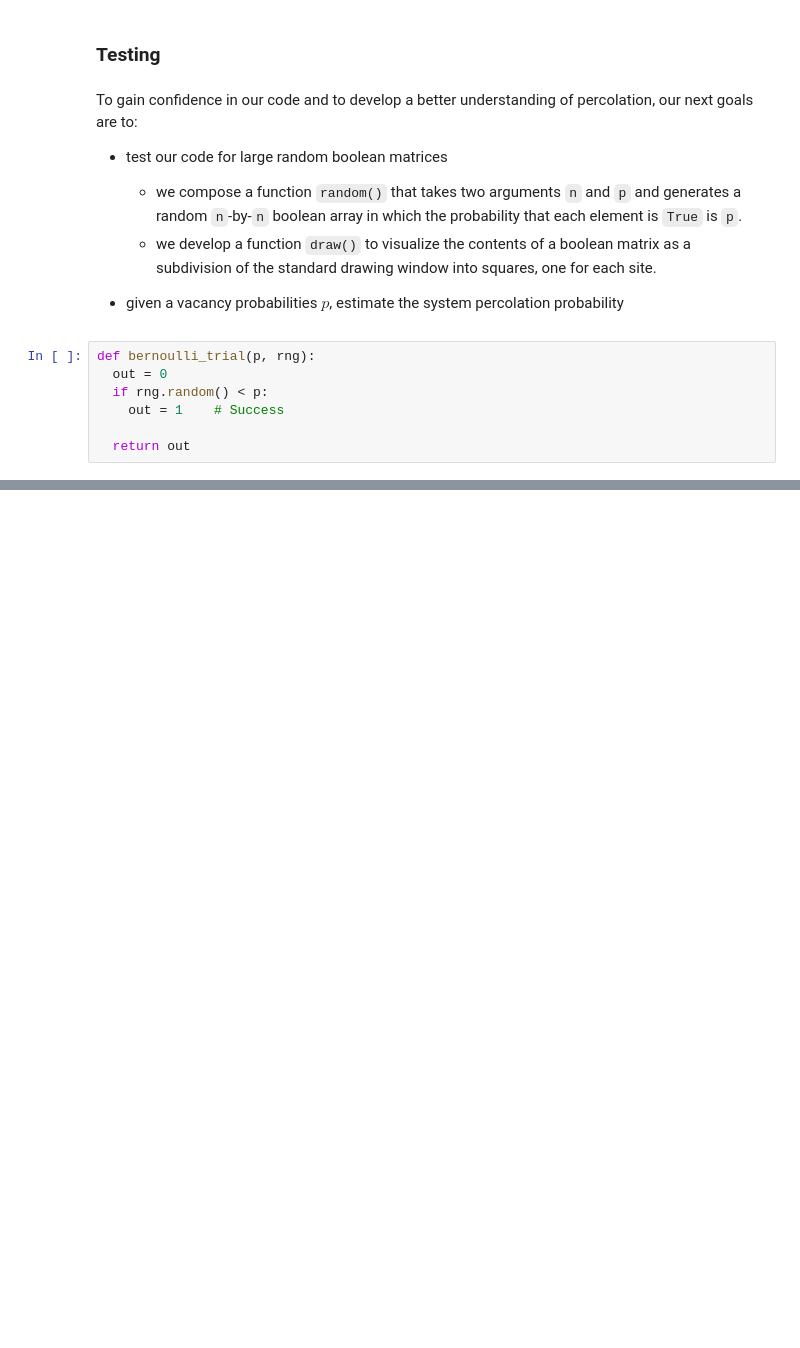
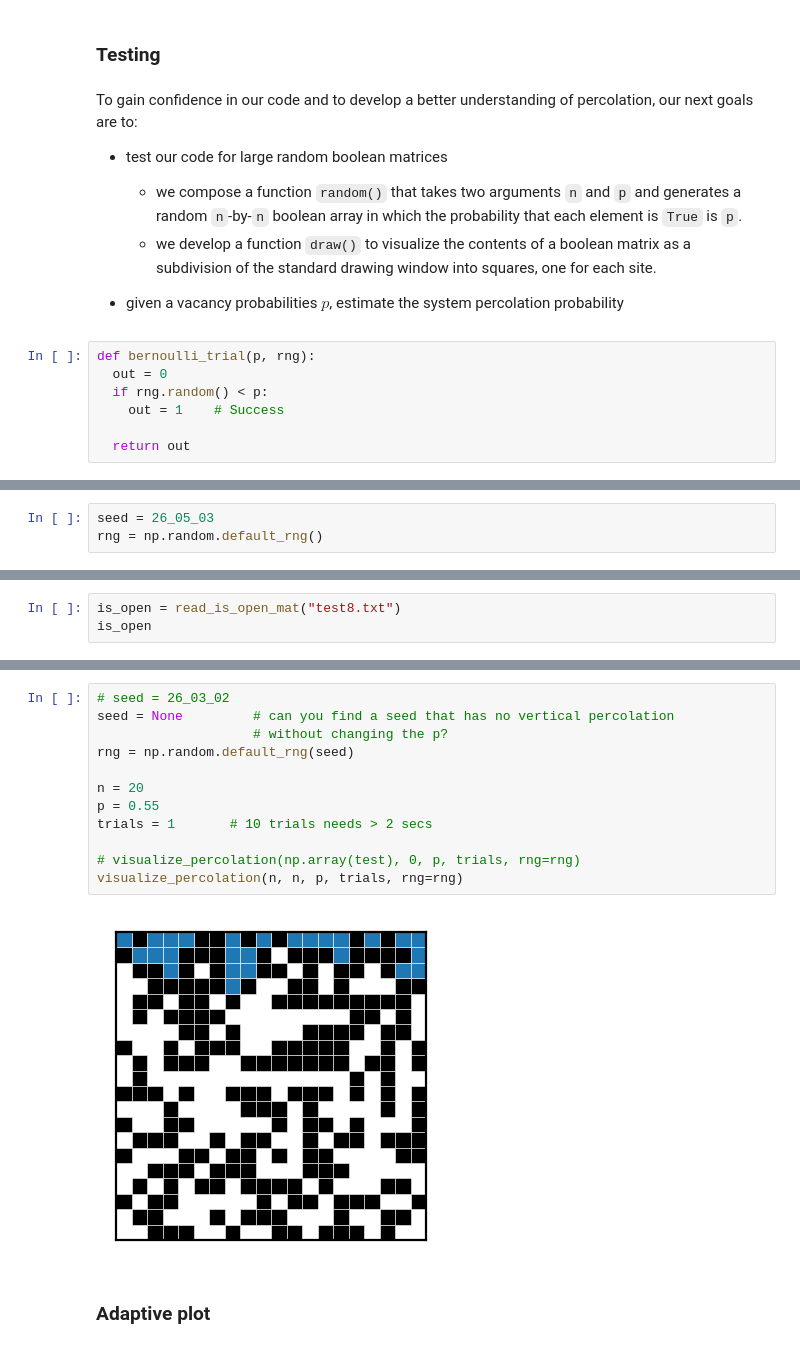
Before and after one commit to LugoBlogger/SI-251-4007-data-structures, a Jupyter notebook: case-studies/3-percolation/python/percolation.ipynb, the cells around one changed output, grey strips where cells are left out. Cells and saved outputs as stored; diff of their text form; blank space fills up the shorter version.

Commit message:
finish 2-percolation

```diff
--- a/case-studies/3-percolation/python/percolation.ipynb
+++ b/case-studies/3-percolation/python/percolation.ipynb
@@ -290,0 +348,3 @@ visualize_client(n, p, trials, rng=rng)
+# %%
+seed = 26_05_03
+rng = np.random.default_rng()
@@ -290,0 +418,3 @@ visualize_client(n, p, trials, rng=rng)
+# %%
+is_open = read_is_open_mat("test8.txt")
+is_open
@@ -290,0 +500,16 @@ visualize_client(n, p, trials, rng=rng)
+# %%
+# seed = 26_03_02
+seed = None         # can you find a seed that has no vertical percolation
+                    # without changing the p?
+rng = np.random.default_rng(seed)
+
+n = 20
+p = 0.55
+trials = 1       # 10 trials needs > 2 secs
+
+# visualize_percolation(np.array(test), 0, p, trials, rng=rng)
+visualize_percolation(n, n, p, trials, rng=rng)
+# %% [output]
+[figure, added]
+# %% [markdown]
+### Adaptive plot
```
Also changed, not shown: parts of 37 cells of this notebook, 8 other files.
